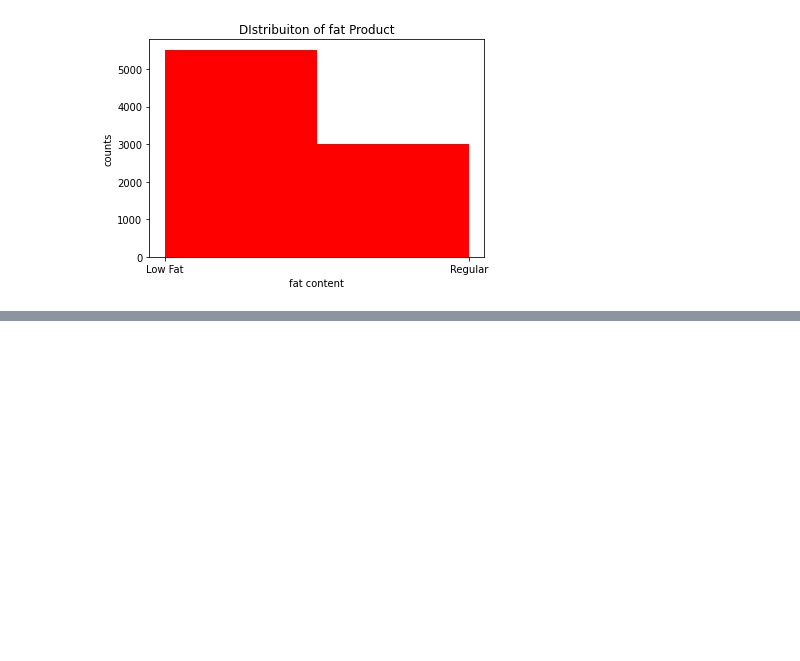
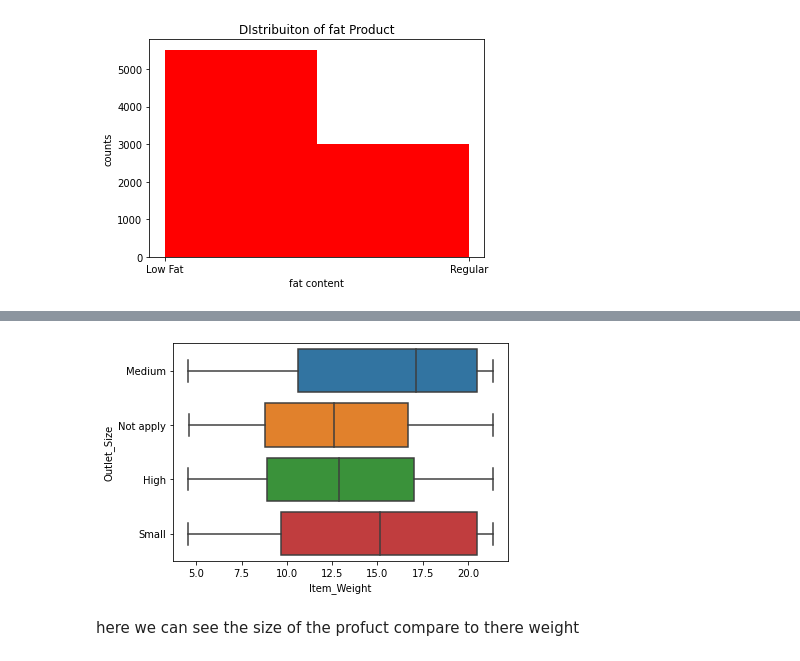
Before and after one commit to ragedharb16/sales-predictions, a Jupyter notebook: Raged_project_1_part_3.ipynb, the cells around one changed output, grey strips where cells are left out. Saved outputs shown, nothing was run; the diff lists cells and outputs as text; code cells hidden in the pictures; blank space fills up the shorter version.

```diff
--- a/Raged_project_1_part_3.ipynb
+++ b/Raged_project_1_part_3.ipynb
@@ -232,0 +236,6 @@ sns.heatmap(corr,cmap="YlGnBu", annot=True);
+# %%
+sns.boxplot("Item_Weight","Outlet_Size",data=df);
+# %% [output]
+[figure, added]
+# %% [markdown]
+here we can see the size of the profuct compare to there weight
```
Also changed, not shown: parts of 3 cells of this notebook.
